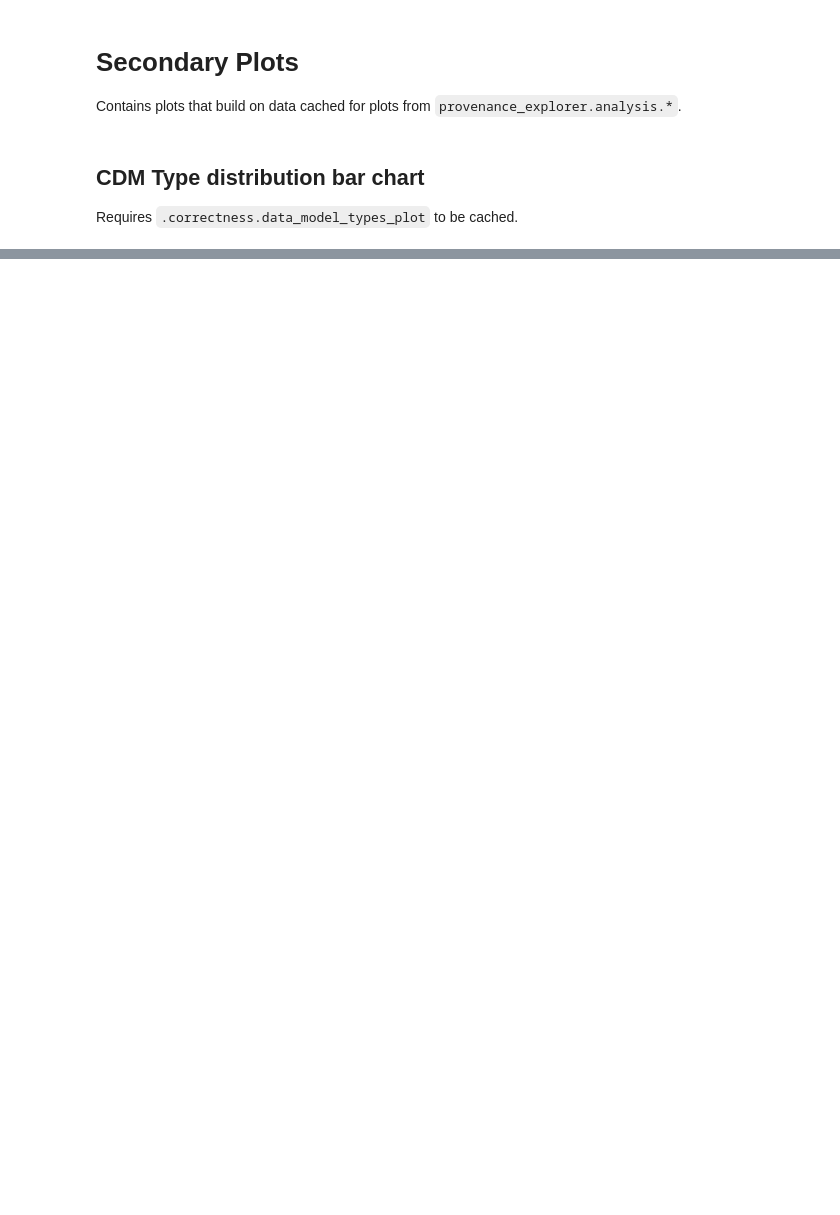
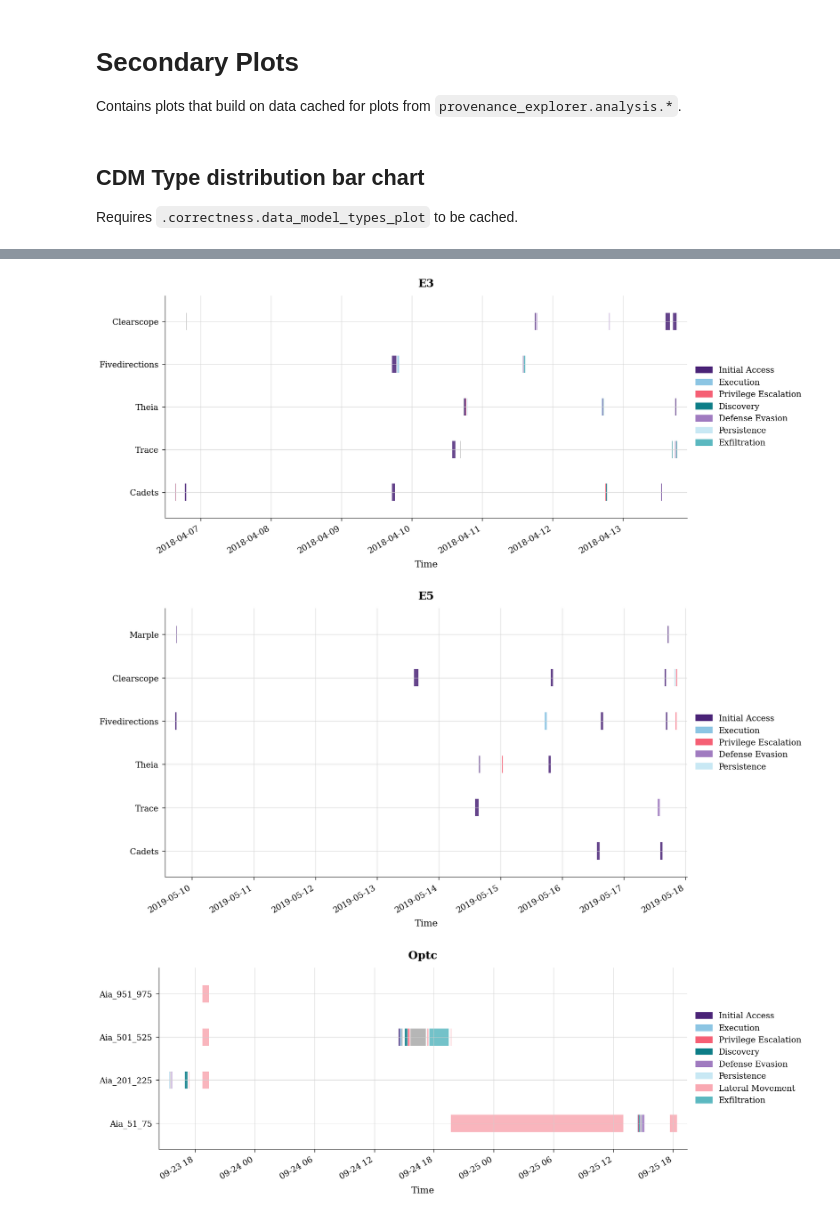
Before and after one commit to phSOLAIRE/provenance-benchmark-explorer, a Jupyter notebook: notebooks/secondary_plots.ipynb, the cells around one changed output, grey strips where cells are left out. Saved outputs shown, nothing was run; the diff lists cells and outputs as text; code cells hidden in the pictures; blank space fills up the shorter version.

```diff
--- a/notebooks/secondary_plots.ipynb
+++ b/notebooks/secondary_plots.ipynb
@@ -99,0 +106,79 @@ plt.show()
+# %%
+BAR_HEIGHT = 0.4
+BAR_ALPHA = 0.85
+LABEL_PAD = 0.02
+ROW_PAD = 0.6
+HEIGHT_PER_ROW = 0.7
+HEIGHT_BASE = 1.2
+
+TACTIC_COLORS = {
+    "Initial Access":"#4a2377",
+    "Execution":"#8cc5e3",
+    "Privilege Escalation":"#f55f74",
+    "Discovery":"#0d7d87",
+    "Defense Evasion":"#a07bc0",
+    "Persistence":"#c8e8f4",
+    "Lateral Movement":"#f9a8b2",
+    "Exfiltration":"#5bb8c0",
+}
+FALLBACK_COLOR = "#aaaaaa"
+
+grouped = defaultdict(dict)
+for (dataset, subdataset), registry in ALL_REGISTRIES.items():
+    grouped[dataset][subdataset] = registry["attacks"]
+
+for dataset, subdatasets in grouped.items():
+    subdataset_names = list(subdatasets.keys())
+    n_rows = len(subdataset_names)
+
+    fig, ax = plt.subplots(figsize=(11, HEIGHT_BASE + HEIGHT_PER_ROW * n_rows))
+    ax.set_title(dataset.capitalize())
+
+    all_times = []
+
+    for row_idx, (subdataset, attacks) in enumerate(subdatasets.items()):
+        for attack in attacks:
+            t_start = attack["start_edt"]
+            t_end   = attack["end_edt"]
+            color   = TACTIC_COLORS.get(attack["tactic"], FALLBACK_COLOR)
+
+            x0 = mpl.dates.date2num(t_start)
+            x1 = mpl.dates.date2num(t_end)
+            all_times.extend([x0, x1])
+
+            ax.broken_barh(
+                [(x0, x1 - x0)],
+                (row_idx - BAR_HEIGHT / 2, BAR_HEIGHT),
+                facecolors=color,
+                alpha=BAR_ALPHA,
+            )
+
+    time_range = max(all_times) - min(all_times)
+    ax.set_xlim(min(all_times) - LABEL_PAD * time_range,
+                max(all_times) + LABEL_PAD * time_range)
+    ax.set_ylim(-ROW_PAD, n_rows - 1 + ROW_PAD)
+
+    ax.set_yticks(range(n_rows))
+    ax.set_yticklabels([s.capitalize() for s in subdataset_names])
+    ax.xaxis_date()
+    fig.autofmt_xdate()
+    ax.set_xlabel("Time")
+
+    seen_tactics = {a["tactic"] for attacks in subdatasets.values() for a in attacks}
+    legend_handles = [
+        mpatches.Patch(color=TACTIC_COLORS.get(t, FALLBACK_COLOR), label=t)
+        for t in TACTIC_COLORS if t in seen_tactics
+    ]
+    ax.legend(
+        handles=legend_handles,
+        loc="center left",
+        bbox_to_anchor=(1.01, 0.5),
+        borderaxespad=0,
+    )
+
+    plt.tight_layout()
+    plt.show()
+# %% [output]
+[figure, added]
+[figure, added]
+[figure, added]
```
Also changed, not shown: parts of 3 cells of this notebook, 1 other file.
